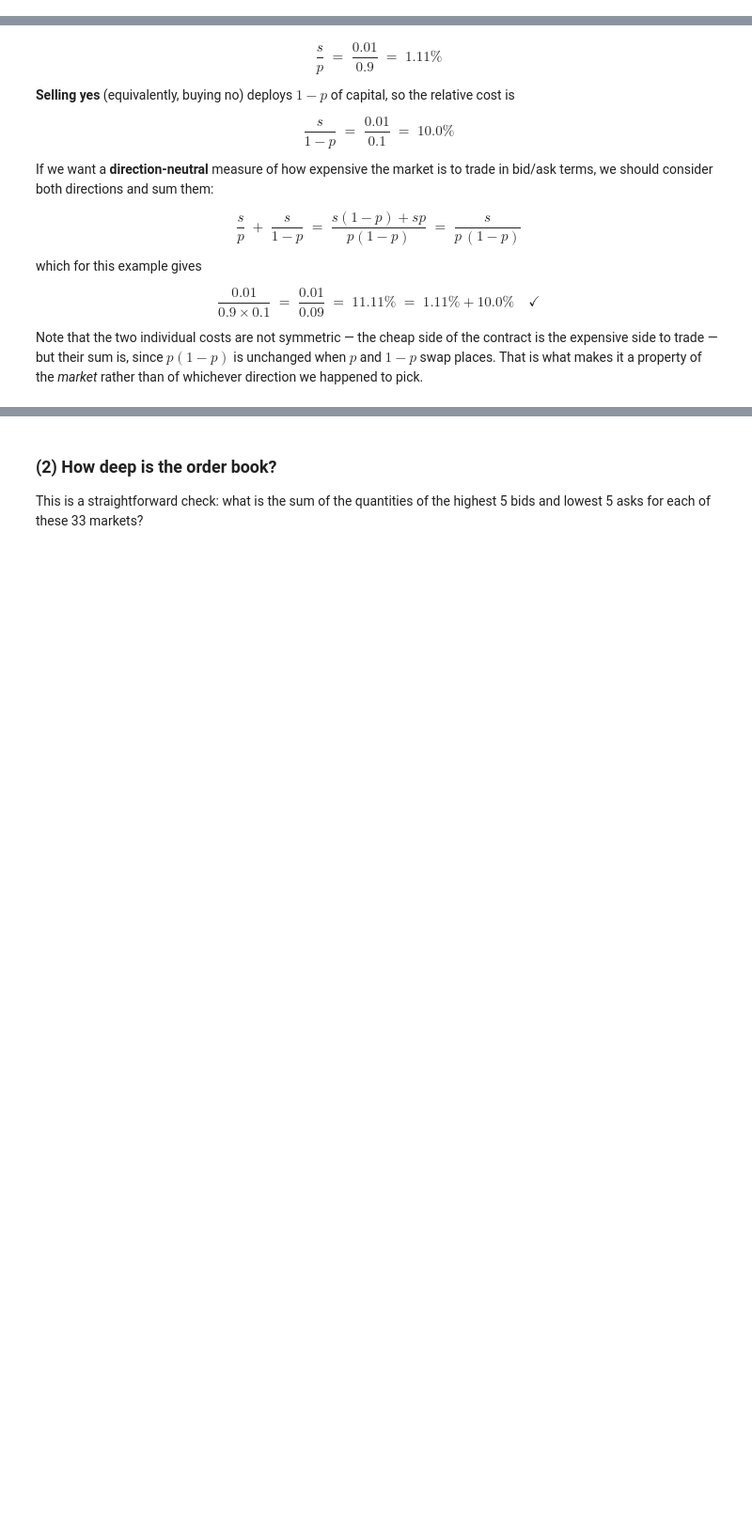
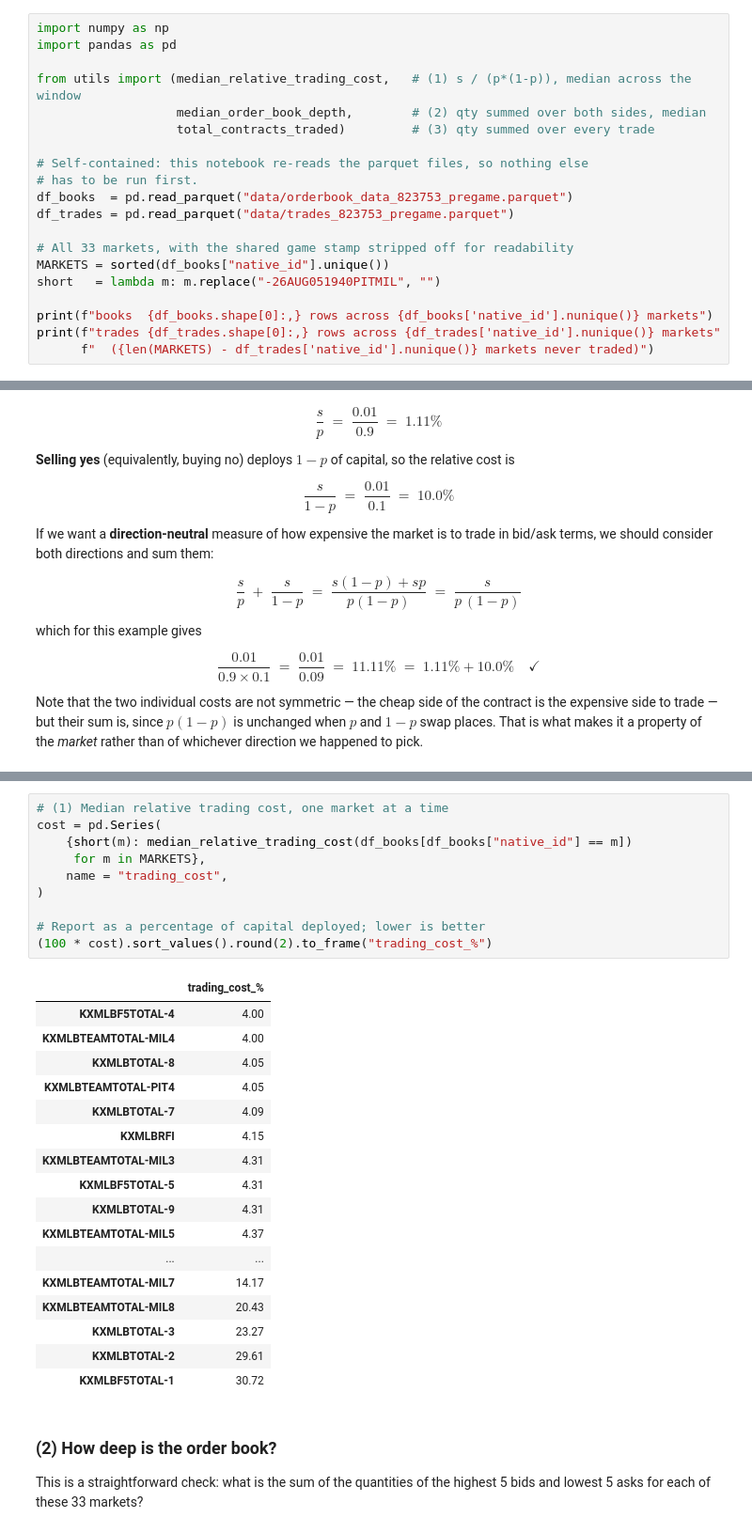
Before and after one commit to jzl4/prediction_market_project, a Jupyter notebook: q1_market_efficiency_new.ipynb, the cells around one changed output, grey strips where cells are left out. Shown at 94% size. Drawn from its saved outputs; the diff is of its cells as text; blank space fills up the shorter version.

```diff
--- a/q1_market_efficiency_new.ipynb
+++ b/q1_market_efficiency_new.ipynb
@@ -21,3 +21,23 @@ Criteria that we *cannot* test in this dataset:
 - **Does new information get baked into the market quickly?** I don't have this information in this dataset.  But I would check this by looking at the history of news releases about baseball, i.e. - a star player on a team has been injured, or the betting market about team A vs. team B just received new information that team A beat a team C today, and see how fast these markets adjust accordingly to these news events
 # %% [markdown]
 ### To do: do we use median, mean, or time-weighted for spread and depth??  (For trading volume, it's a straight up sum, no decision required here)
+# %%
+import numpy as np
+import pandas as pd
+
+from utils import (median_relative_trading_cost,   # (1) s / (p*(1-p)), median across the window
+                   median_order_book_depth,        # (2) qty summed over both sides, median
+                   total_contracts_traded)         # (3) qty summed over every trade
+
+# Self-contained: this notebook re-reads the parquet files, so nothing else
+# has to be run first.
+df_books  = pd.read_parquet("data/orderbook_data_823753_pregame.parquet")
+df_trades = pd.read_parquet("data/trades_823753_pregame.parquet")
+
+# All 33 markets, with the shared game stamp stripped off for readability
+MARKETS = sorted(df_books["native_id"].unique())
+short   = lambda m: m.replace("-26AUG051940PITMIL", "")
+
+print(f"books  {df_books.shape[0]:,} rows across {df_books['native_id'].nunique()} markets")
+print(f"trades {df_trades.shape[0]:,} rows across {df_trades['native_id'].nunique()} markets"
+      f"  ({len(MARKETS) - df_trades['native_id'].nunique()} markets never traded)")
@@ -46,3 +74,31 @@ Note that the two individual costs are not symmetric — the cheap side of the c
+# %%
+# (1) Median relative trading cost, one market at a time
+cost = pd.Series(
+    {short(m): median_relative_trading_cost(df_books[df_books["native_id"] == m])
+     for m in MARKETS},
+    name = "trading_cost",
+)
+
+# Report as a percentage of capital deployed; lower is better
+(100 * cost).sort_values().round(2).to_frame("trading_cost_%")
+# %% [output]
+|  | trading_cost_% |
+| KXMLBF5TOTAL-4 | 4.00 |
+| KXMLBTEAMTOTAL-MIL4 | 4.00 |
+| KXMLBTOTAL-8 | 4.05 |
+| KXMLBTEAMTOTAL-PIT4 | 4.05 |
+| KXMLBTOTAL-7 | 4.09 |
+| KXMLBRFI | 4.15 |
+| KXMLBTEAMTOTAL-MIL3 | 4.31 |
+| KXMLBF5TOTAL-5 | 4.31 |
+| KXMLBTOTAL-9 | 4.31 |
+| KXMLBTEAMTOTAL-MIL5 | 4.37 |
+| ... | ... |
+| KXMLBTEAMTOTAL-MIL7 | 14.17 |
+| KXMLBTEAMTOTAL-MIL8 | 20.43 |
+| KXMLBTOTAL-3 | 23.27 |
+| KXMLBTOTAL-2 | 29.61 |
+| KXMLBF5TOTAL-1 | 30.72 |
 # %% [markdown]
 ### (2) How deep is the order book?
 
```
Also changed, not shown: parts of 8 cells of this notebook, 1 other file.
